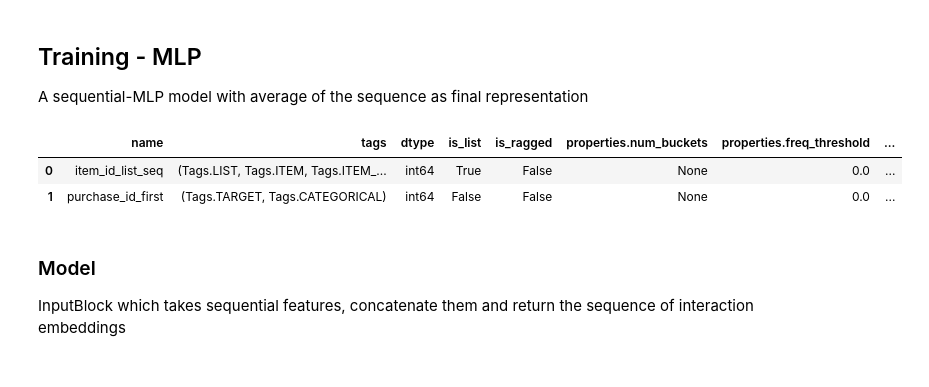
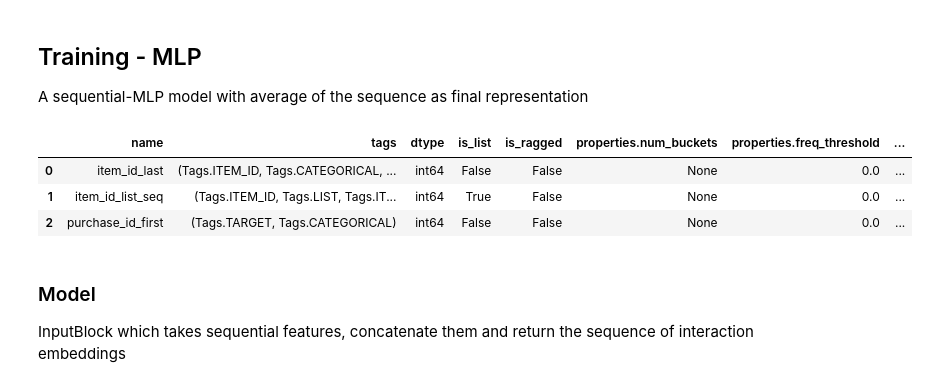
Before and after one commit to rvk007/models, a Jupyter notebook: examples/usecases/recsys22-examples/RecSys2022-Dressipi.ipynb, the cells around one changed output. Drawn from its saved outputs; the diff is of its cells as text; code cells hidden in the pictures.

Commit message:
Update schema cardinality and fix categorify

```diff
--- a/examples/usecases/recsys22-examples/RecSys2022-Dressipi.ipynb
+++ b/examples/usecases/recsys22-examples/RecSys2022-Dressipi.ipynb
@@ -197,7 +275,8 @@ session_map = pd.read_parquet(
 # %%
-schema_model = train.schema.select_by_name(['item_id_list_seq', 'purchase_id_first'])
+schema_model = train.schema.select_by_name(['item_id_last', 'item_id_list_seq', 'purchase_id_first'])
 schema_model
 # %% [output]
 |  | name | tags | dtype | is_list | is_ragged | properties.num_buckets | properties.freq_threshold | ... |
-| 0 | item_id_list_seq | (Tags.LIST, Tags.ITEM, Tags.ITEM_... | int64 | True | False | None | 0.0 | ... |
-| 1 | purchase_id_first | (Tags.TARGET, Tags.CATEGORICAL) | int64 | False | False | None | 0.0 | ... |
+| 0 | item_id_last | (Tags.ITEM_ID, Tags.CATEGORICAL, ... | int64 | False | False | None | 0.0 | ... |
+| 1 | item_id_list_seq | (Tags.ITEM_ID, Tags.LIST, Tags.IT... | int64 | True | False | None | 0.0 | ... |
+| 2 | purchase_id_first | (Tags.TARGET, Tags.CATEGORICAL) | int64 | False | False | None | 0.0 | ... |
```
Also changed, not shown: parts of 36 cells of this notebook, 1 other file.
